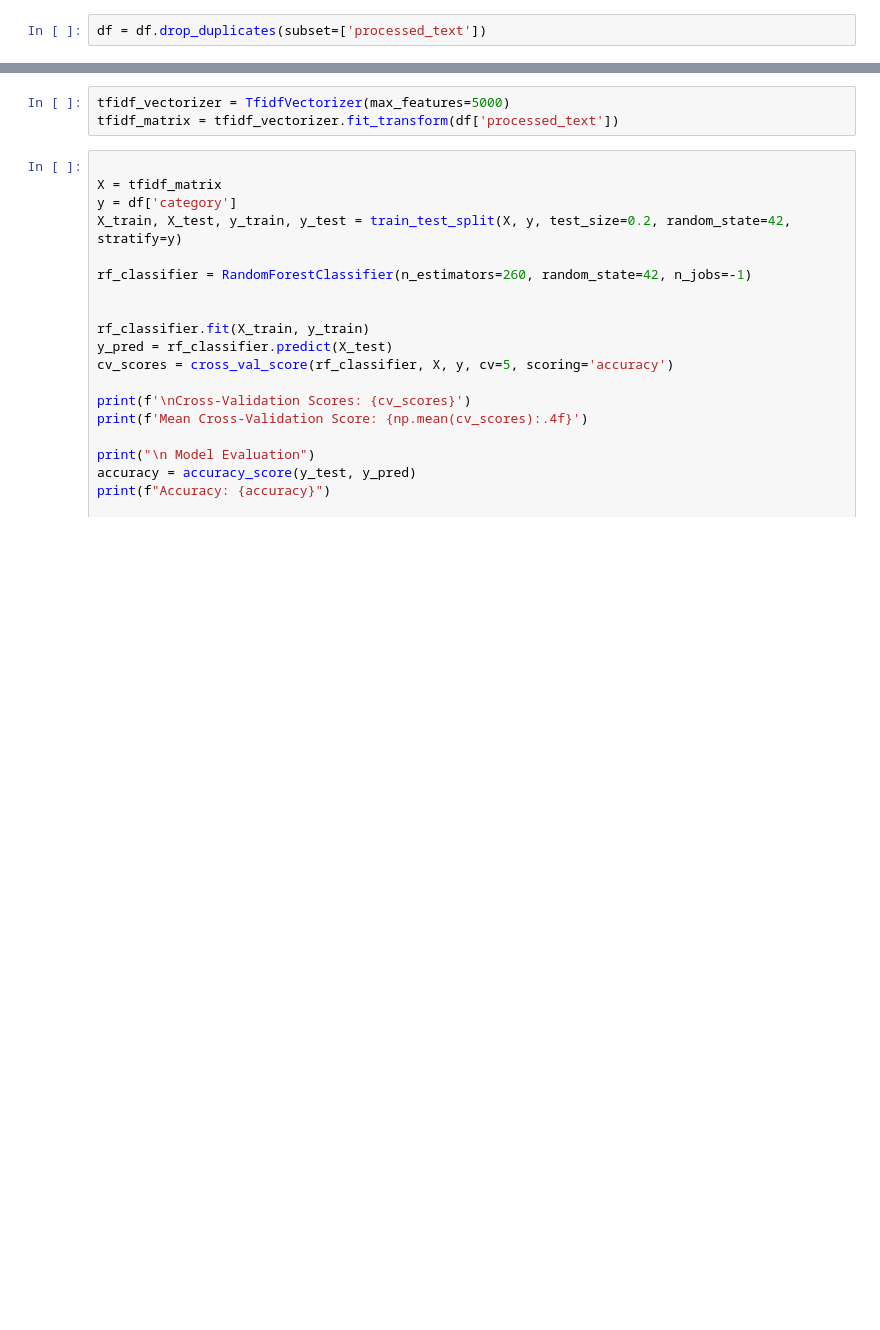
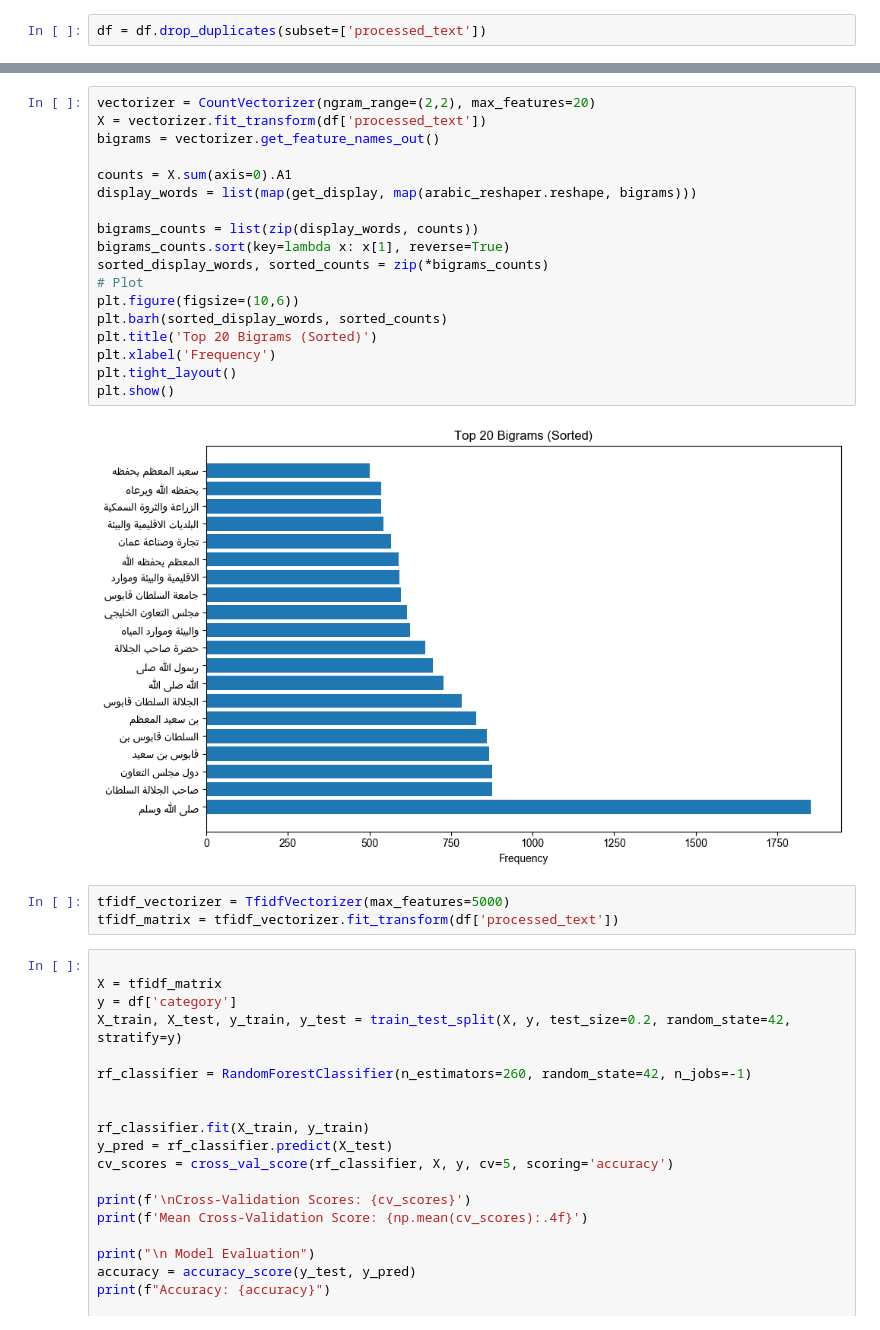
Before and after one commit to SaudAlhafith/CS365-Project, a Jupyter notebook: exploring_dataset.ipynb, the cells around one changed output, grey strips where cells are left out. Saved outputs shown, nothing was run; the diff lists cells and outputs as text; blank space fills up the shorter version.

```diff
--- a/exploring_dataset.ipynb
+++ b/exploring_dataset.ipynb
@@ -171,3 +224,23 @@ vocab
+# %%
+vectorizer = CountVectorizer(ngram_range=(2,2), max_features=20)
+X = vectorizer.fit_transform(df['processed_text'])
+bigrams = vectorizer.get_feature_names_out()
+
+counts = X.sum(axis=0).A1
+display_words = list(map(get_display, map(arabic_reshaper.reshape, bigrams)))
+
+bigrams_counts = list(zip(display_words, counts))
+bigrams_counts.sort(key=lambda x: x[1], reverse=True)
+sorted_display_words, sorted_counts = zip(*bigrams_counts)
+# Plot
+plt.figure(figsize=(10,6))
+plt.barh(sorted_display_words, sorted_counts)
+plt.title('Top 20 Bigrams (Sorted)')
+plt.xlabel('Frequency')
+plt.tight_layout()
+plt.show()
+# %% [output]
+[figure, added]
 # %%
 tfidf_vectorizer = TfidfVectorizer(max_features=5000)
 tfidf_matrix = tfidf_vectorizer.fit_transform(df['processed_text'])
```
Also changed, not shown: parts of 14 cells of this notebook, 1 other file.
